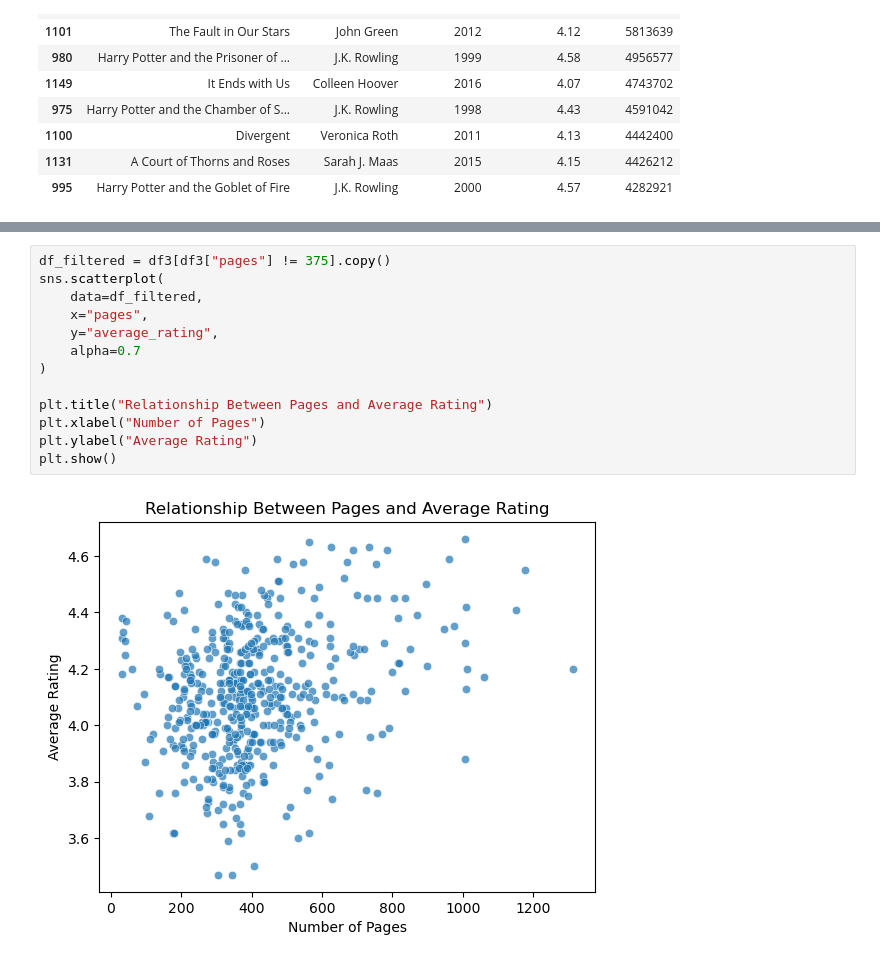
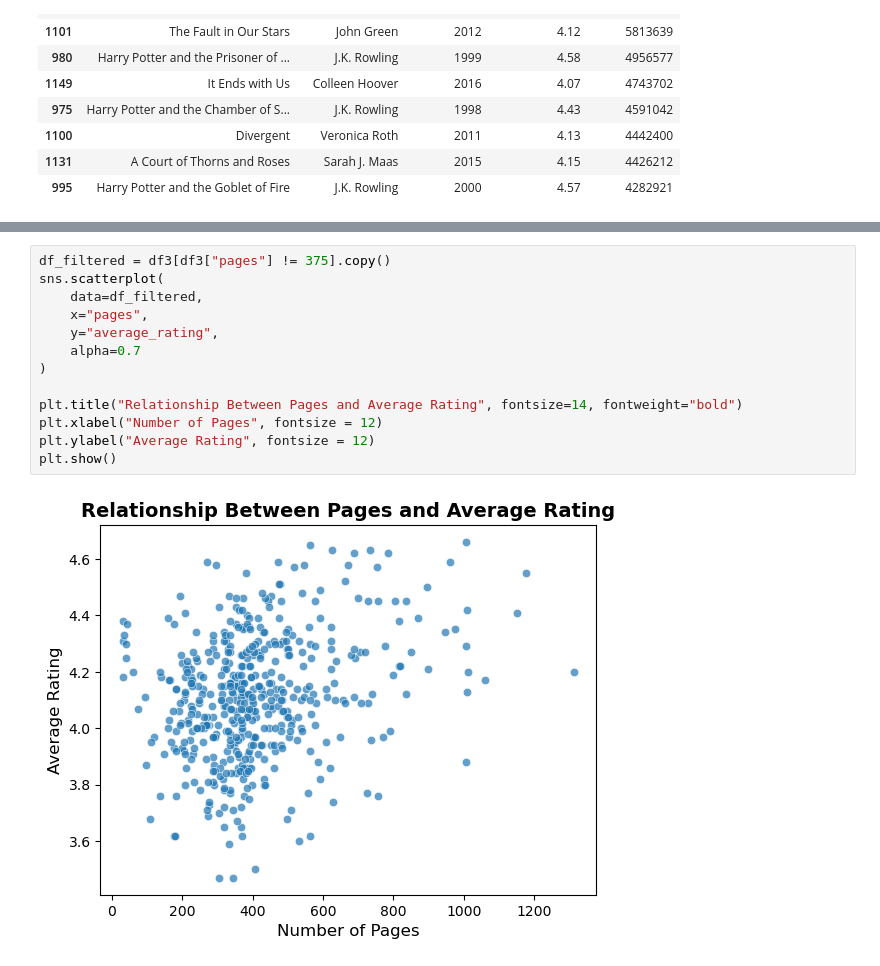
Before and after one commit to thebryanbx-cripto-32/Book_Project, a Jupyter notebook: data_1_EDA.ipynb, the cells around one changed output, grey strips where cells are left out. Saved outputs shown, nothing was run; the diff lists cells and outputs as text.

```diff
--- a/data_1_EDA.ipynb
+++ b/data_1_EDA.ipynb
@@ -178,17 +192,17 @@ sns.histplot(df_filtered["pages"], bins=30)
 # %%
 df_filtered = df3[df3["pages"] != 375].copy()
 sns.scatterplot(
     data=df_filtered,
     x="pages",
     y="average_rating",
     alpha=0.7
 )
 
-plt.title("Relationship Between Pages and Average Rating")
-plt.xlabel("Number of Pages")
-plt.ylabel("Average Rating")
+plt.title("Relationship Between Pages and Average Rating", fontsize=14, fontweight="bold")
+plt.xlabel("Number of Pages", fontsize = 12)
+plt.ylabel("Average Rating", fontsize = 12)
 plt.show()
 # %% [output]
-[figure, old version]
+[figure, new version]
 # %%
 df_genres = df3.copy()
```
Also changed, not shown: parts of 15 cells of this notebook, 6 other files.
